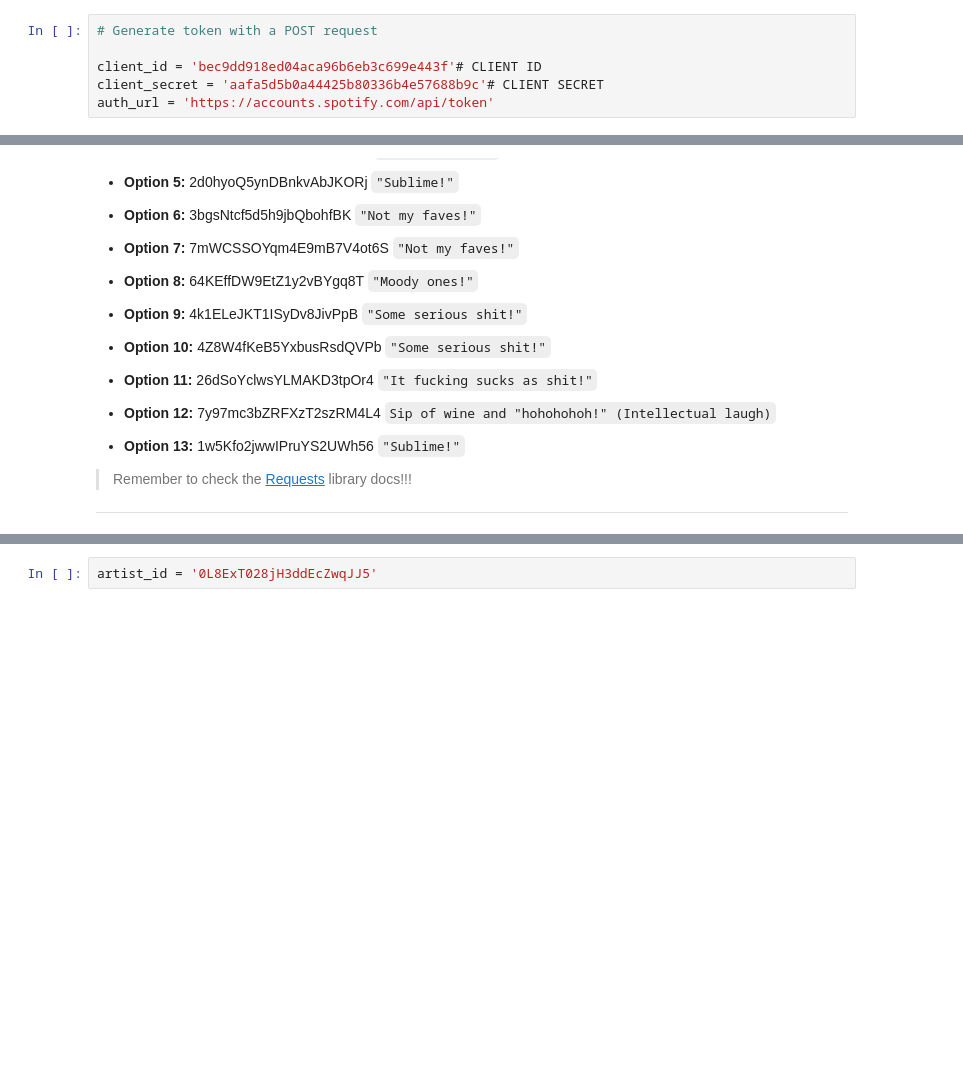
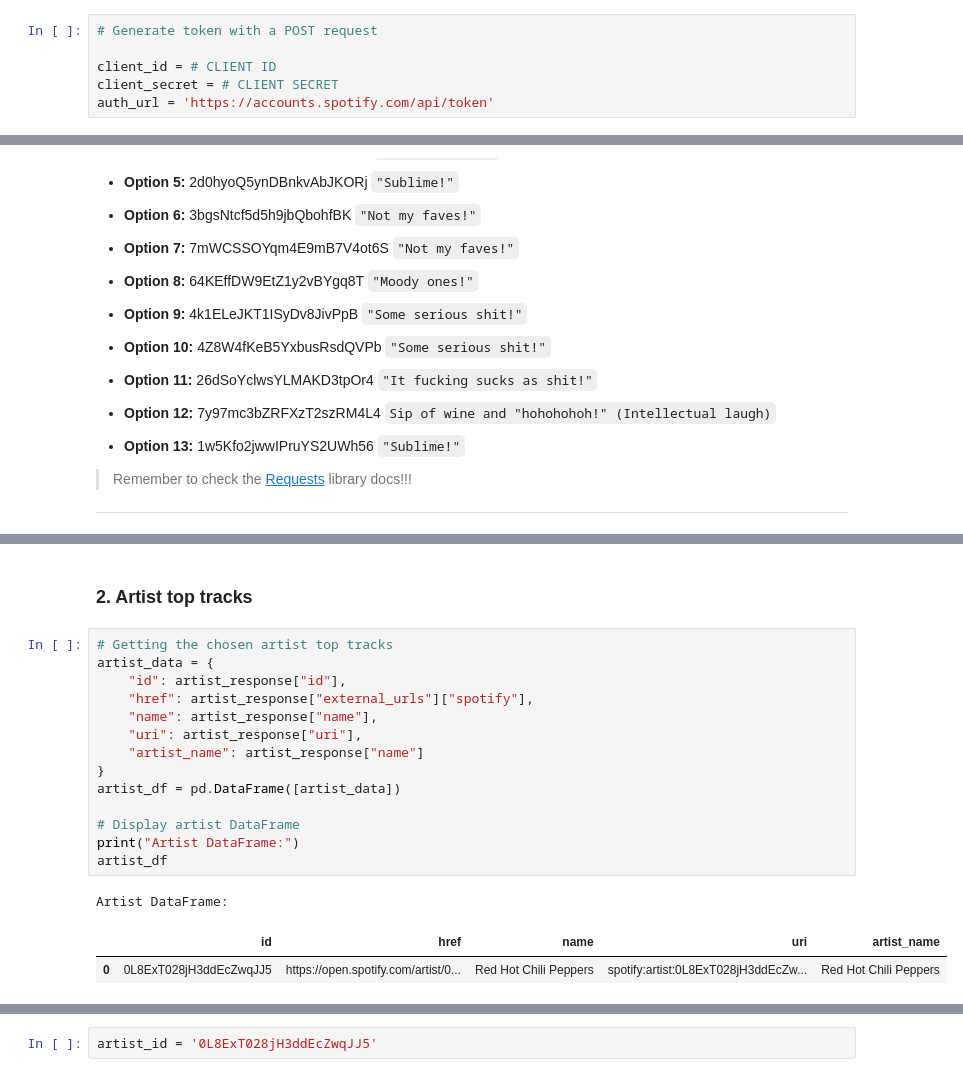
Before and after one commit to potacho/spotichallenge, a Jupyter notebook: notebooks/spotify_rest_api_challenge.ipynb, the cells around one changed output, grey strips where cells are left out. Saved outputs shown, nothing was run; the diff lists cells and outputs as text; blank space fills up the shorter version.

```diff
--- a/notebooks/spotify_rest_api_challenge.ipynb
+++ b/notebooks/spotify_rest_api_challenge.ipynb
@@ -18,8 +18,8 @@ Get your `client_id` and `client_secret` to generate your __token__ access
 # %%
 # Generate token with a POST request
 
-client_id = 'bec9dd918ed04aca96b6eb3c699e443f'# CLIENT ID
-client_secret = 'aafa5d5b0a44425b80336b4e57688b9c'# CLIENT SECRET
+client_id = # CLIENT ID
+client_secret = # CLIENT SECRET
 auth_url = 'https://accounts.spotify.com/api/token'
 # %%
 auth_response = requests.post(auth_url, {'grant_type': 'client_credentials',
@@ -90,0 +131,20 @@ __Here you have the different artists to start with:__
+# %% [markdown]
+### 2. Artist top tracks
+# %%
+# Getting the chosen artist top tracks
+artist_data = {
+    "id": artist_response["id"],
+    "href": artist_response["external_urls"]["spotify"],
+    "name": artist_response["name"],
+    "uri": artist_response["uri"],
+    "artist_name": artist_response["name"]
+}
+artist_df = pd.DataFrame([artist_data])
+
+# Display artist DataFrame
+print("Artist DataFrame:")
+artist_df
+# %% [output]
+Artist DataFrame:
+|  | id | href | name | uri | artist_name |
+| 0 | 0L8ExT028jH3ddEcZwqJJ5 | https://open.spotify.com/artist/0... | Red Hot Chili Peppers | spotify:artist:0L8ExT028jH3ddEcZw... | Red Hot Chili Peppers |
```
Also changed, not shown: parts of 62 cells of this notebook.
